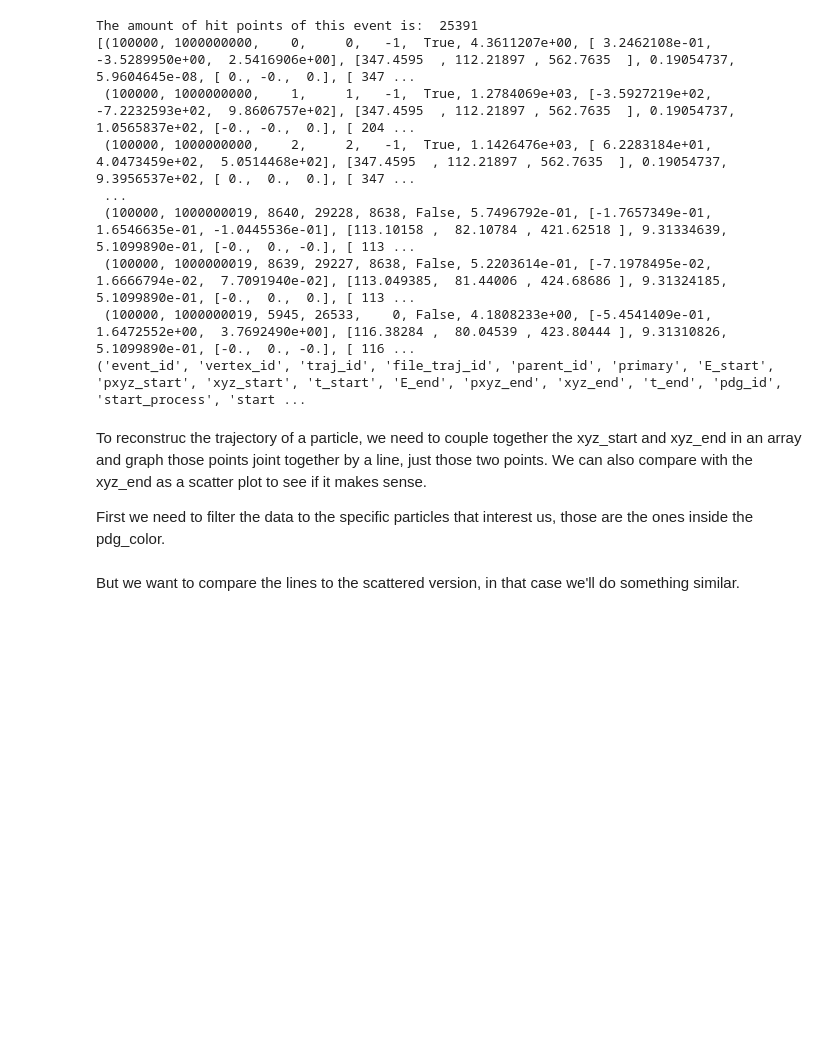
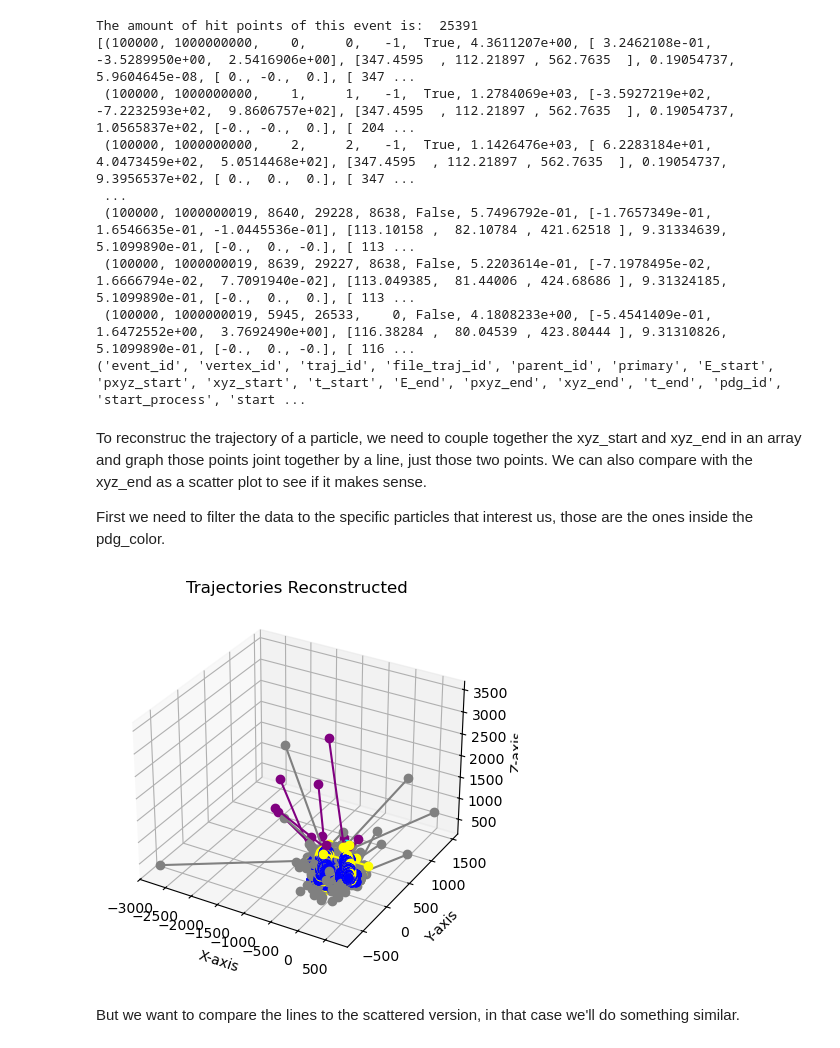
Before and after one commit to EnriqueCecena/neutrino-electron, a Jupyter notebook: simdisplay.ipynb, the cells around one changed output. Saved outputs shown, nothing was run; the diff lists cells and outputs as text; code cells hidden in the pictures; blank space fills up the shorter version.

```diff
--- a/simdisplay.ipynb
+++ b/simdisplay.ipynb
@@ -129,34 +129,36 @@ labels = pdg_color.keys()
 #    if len(str(np.abs(points['pdg_id'])))> 4:
 #        print(points['pdg_id'])
 #There's some nucleus identifiers that are the ones that have no keytraceback to the pdg that we declared and those aren't useful
 # to us at this moment.
 
 #Now we can plot in 3d the trajectory of the particles.
 
 fig = plt.figure()
 ax = fig.add_subplot(projection='3d')
 ax.set_xlabel('X-axis')
 ax.set_ylabel('Y-axis')
 ax.set_zlabel('Z-axis')
 plt.title("Trajectories Reconstructed")
 
 for points in trajE0:
 
 #Here we take every row that was printed before in the trajE0 grab the coordinates from the start and the end and just
 #plot those two points per each x,y,z coordinate and then if the ID corresponds to the ones
 #inside the labels array then those sets of points are being plotted. We then repeat the process
 # for each set of points.
     x = [points['xyz_start'][0], points['xyz_end'][0]]
     y = [points['xyz_start'][1], points['xyz_end'][1]]
     z = [points['xyz_start'][2], points['xyz_end'][2]]
     if np.abs(points['pdg_id']) in labels:
-        ax.plot(x,y,z,c=pdg_color[np.abs(points['pdg_id'])])
+        ax.plot(x,y,z,marker='o',c=pdg_color[np.abs(points['pdg_id'])])
     #ax.plot(x,y,z)
 #I cannot use the other line because of all the different values that the points['pdg_id'] has. So previous to this step
 # we need to see all the different elements of
 # Let's put everything in just one script.
 plt.show()
 plt.close()
+# %% [output]
+[figure, added]
 # %% [markdown]
 But we want to compare the lines to the scattered version, in that case we'll do something similar.
 # %%
```
Also changed, not shown: parts of 3 cells of this notebook.
